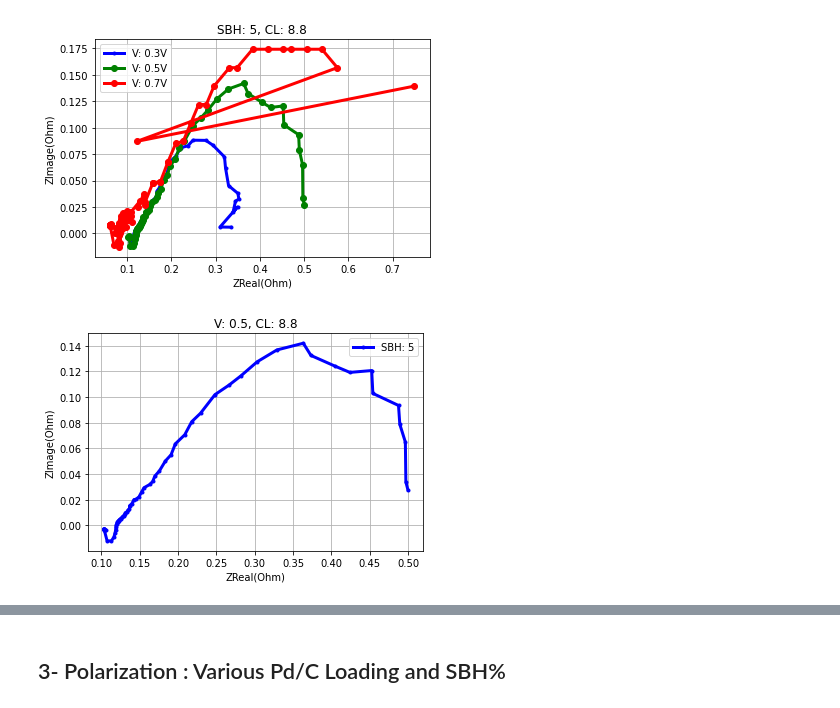
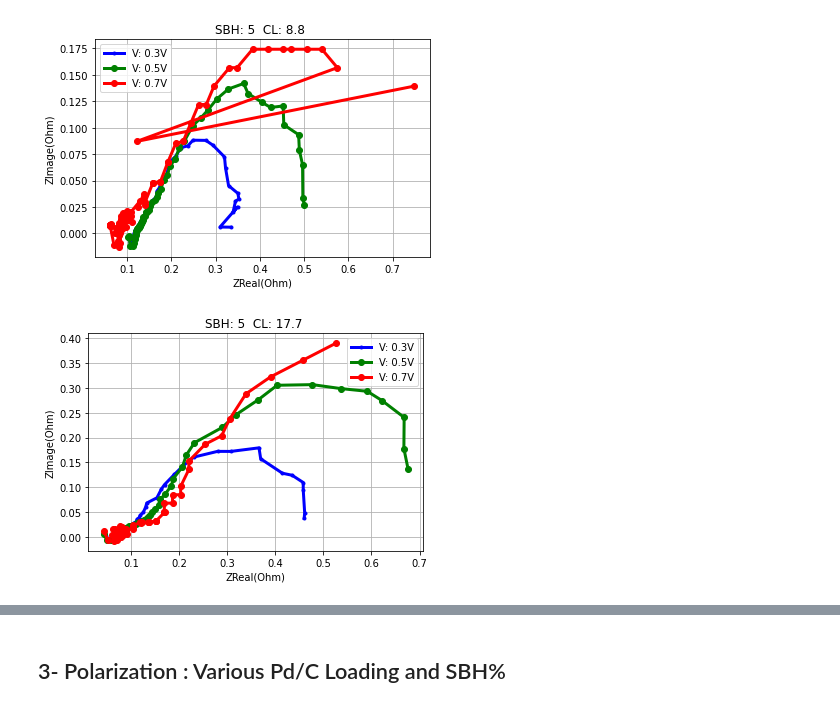
Before and after one commit to ECSIM/dbfc-dataset, a Jupyter notebook: Notebooks/Pd-C Catalyst.ipynb, the cells around one changed output, grey strips where cells are left out. Drawn from its saved outputs; the diff is of its cells as text; code cells hidden in the pictures.

```diff
--- a/Notebooks/Pd-C Catalyst.ipynb
+++ b/Notebooks/Pd-C Catalyst.ipynb
@@ -32,6 +28,6 @@ impedance_plot(data, CL=8.8, SBH=5)
 # %% [output]
 [figure]
 # %%
-impedance_plot(data, CL=8.8, V=0.5)
+impedance_plot(data, CL=17.7, SBH=5)
 # %% [output]
-[figure, old version]
+[figure, new version]
```
Also changed, not shown: parts of 3 cells of this notebook, 2 other files.
